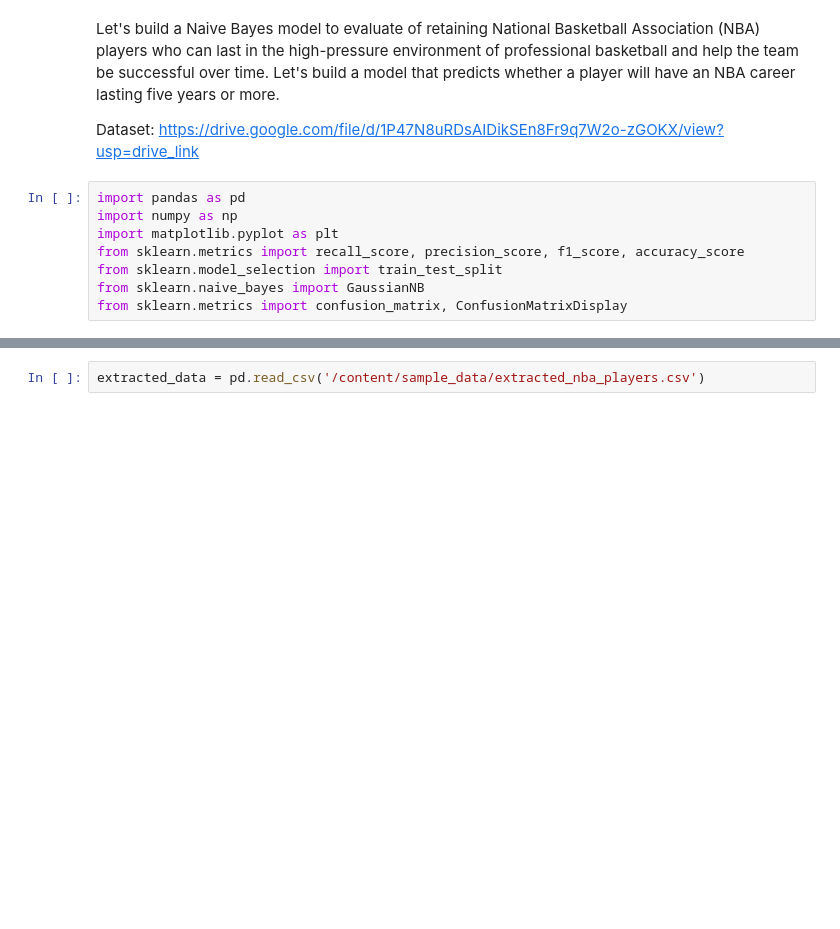
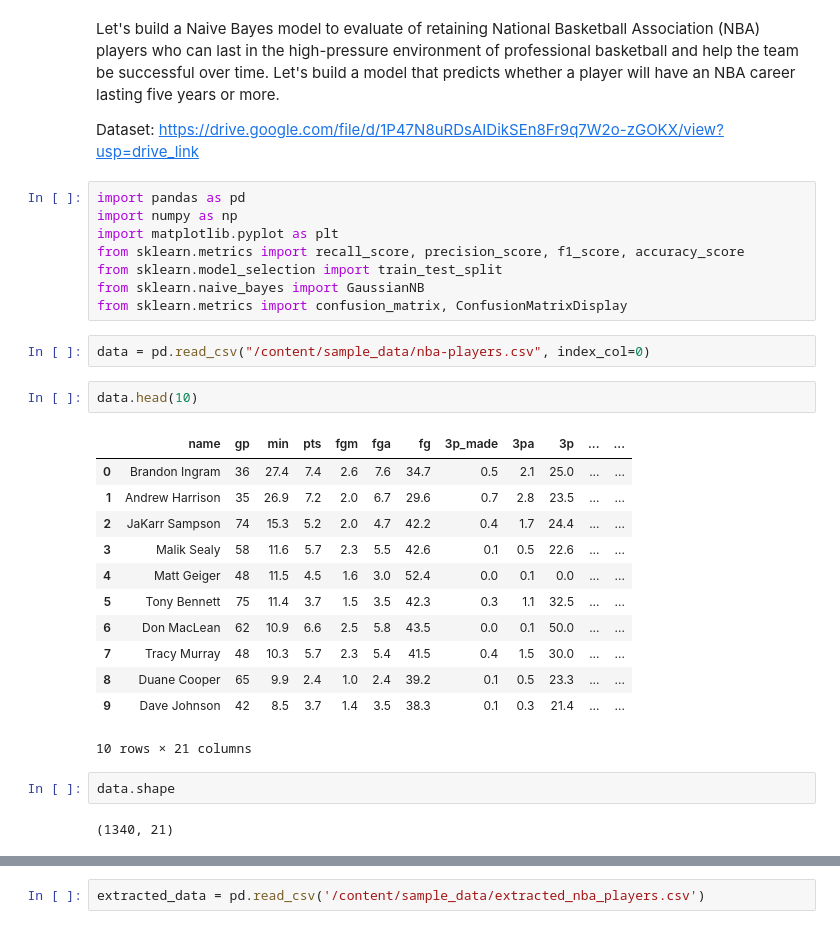
Before and after one commit to matusoff/ML_models, a Jupyter notebook: NaiveBayesModel_NBA.ipynb, the cells around one changed output, grey strips where cells are left out. Drawn from its saved outputs; the diff is of its cells as text; blank space fills up the shorter version.

```diff
--- a/NaiveBayesModel_NBA.ipynb
+++ b/NaiveBayesModel_NBA.ipynb
@@ -14,3 +14,24 @@ from sklearn.metrics import recall_score, precision_score, f1_score, accuracy_sc
 from sklearn.model_selection import train_test_split
 from sklearn.naive_bayes import GaussianNB
 from sklearn.metrics import confusion_matrix, ConfusionMatrixDisplay
+# %%
+data = pd.read_csv("/content/sample_data/nba-players.csv", index_col=0)
+# %%
+data.head(10)
+# %% [output]
+|  | name | gp | min | pts | fgm | fga | fg | 3p_made | 3pa | 3p | ... | ... |
+| 0 | Brandon Ingram | 36 | 27.4 | 7.4 | 2.6 | 7.6 | 34.7 | 0.5 | 2.1 | 25.0 | ... | ... |
+| 1 | Andrew Harrison | 35 | 26.9 | 7.2 | 2.0 | 6.7 | 29.6 | 0.7 | 2.8 | 23.5 | ... | ... |
+| 2 | JaKarr Sampson | 74 | 15.3 | 5.2 | 2.0 | 4.7 | 42.2 | 0.4 | 1.7 | 24.4 | ... | ... |
+| 3 | Malik Sealy | 58 | 11.6 | 5.7 | 2.3 | 5.5 | 42.6 | 0.1 | 0.5 | 22.6 | ... | ... |
+| 4 | Matt Geiger | 48 | 11.5 | 4.5 | 1.6 | 3.0 | 52.4 | 0.0 | 0.1 | 0.0 | ... | ... |
+| 5 | Tony Bennett | 75 | 11.4 | 3.7 | 1.5 | 3.5 | 42.3 | 0.3 | 1.1 | 32.5 | ... | ... |
+| 6 | Don MacLean | 62 | 10.9 | 6.6 | 2.5 | 5.8 | 43.5 | 0.0 | 0.1 | 50.0 | ... | ... |
+| 7 | Tracy Murray | 48 | 10.3 | 5.7 | 2.3 | 5.4 | 41.5 | 0.4 | 1.5 | 30.0 | ... | ... |
+| 8 | Duane Cooper | 65 | 9.9 | 2.4 | 1.0 | 2.4 | 39.2 | 0.1 | 0.5 | 23.3 | ... | ... |
+| 9 | Dave Johnson | 42 | 8.5 | 3.7 | 1.4 | 3.5 | 38.3 | 0.1 | 0.3 | 21.4 | ... | ... |
+10 rows × 21 columns
+# %%
+data.shape
+# %% [output]
+(1340, 21)
```
Also changed, not shown: parts of 11 cells of this notebook.
